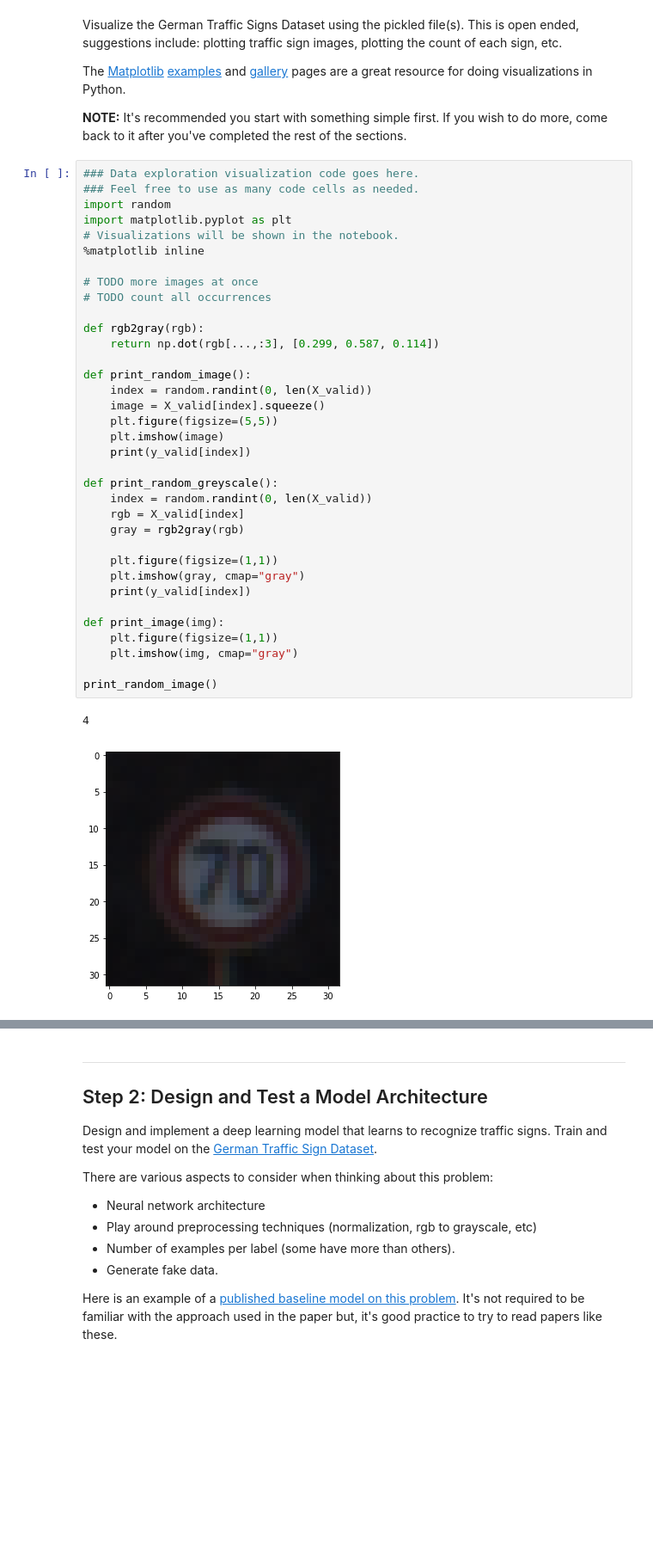
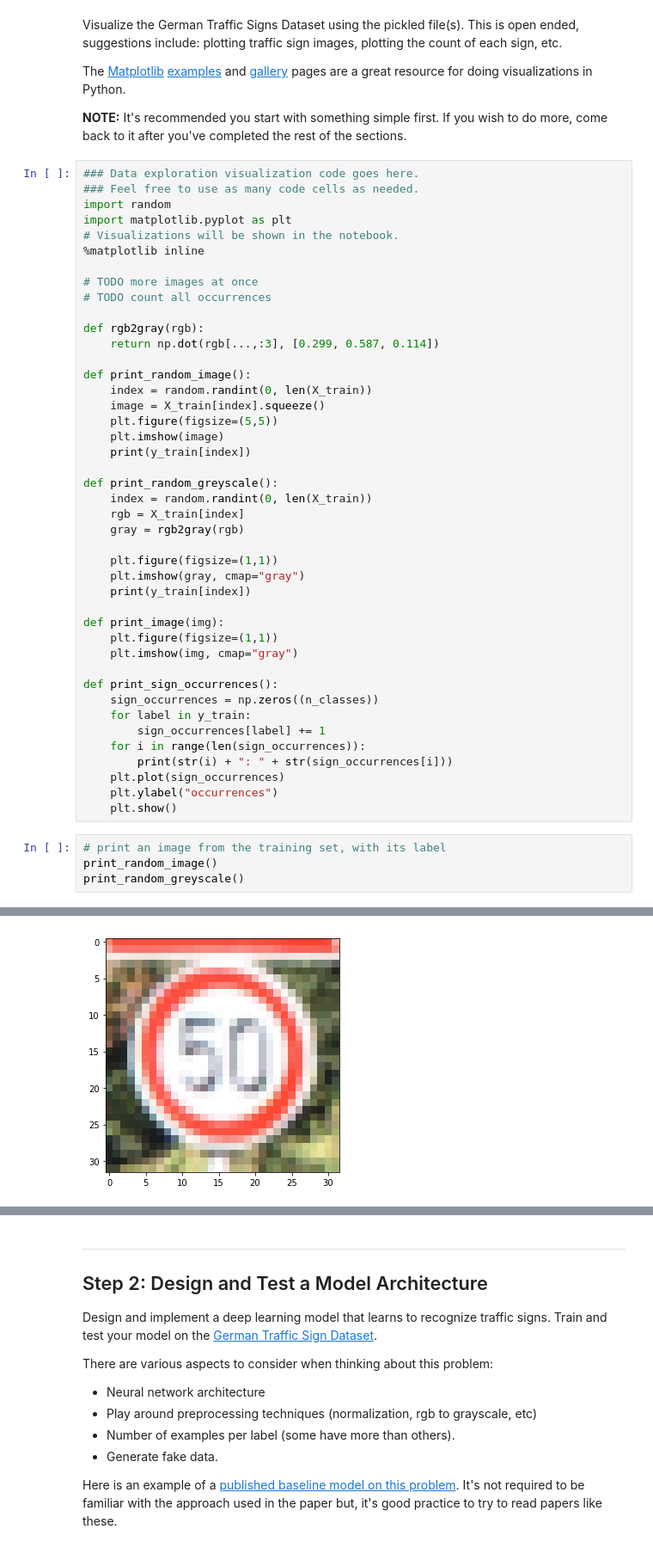
Before and after one commit to mwolfram/CarND-Traffic-Sign-Classifier-Project-mwolfram, a Jupyter notebook: Traffic_Sign_Classifier.ipynb, the cells around one changed output, grey strips where cells are left out. Shown at 86% size. Cells and saved outputs as stored; diff of their text form; blank space fills up the shorter version.

```diff
--- a/Traffic_Sign_Classifier.ipynb
+++ b/Traffic_Sign_Classifier.ipynb
@@ -102,26 +102,36 @@ def rgb2gray(rgb):
     return np.dot(rgb[...,:3], [0.299, 0.587, 0.114])
 
 def print_random_image():
-    index = random.randint(0, len(X_valid))
-    image = X_valid[index].squeeze()
+    index = random.randint(0, len(X_train))
+    image = X_train[index].squeeze()
     plt.figure(figsize=(5,5))
     plt.imshow(image)
-    print(y_valid[index])
+    print(y_train[index])
 
 def print_random_greyscale():
-    index = random.randint(0, len(X_valid))
-    rgb = X_valid[index]
+    index = random.randint(0, len(X_train))
+    rgb = X_train[index]
     gray = rgb2gray(rgb)
 
     plt.figure(figsize=(1,1))
     plt.imshow(gray, cmap="gray")
-    print(y_valid[index])
+    print(y_train[index])
 
 def print_image(img):
     plt.figure(figsize=(1,1))
     plt.imshow(img, cmap="gray")
 
-print_random_image()
+def print_sign_occurrences():
+    sign_occurrences = np.zeros((n_classes))
+    for label in y_train:
+        sign_occurrences[label] += 1
+    for i in range(len(sign_occurrences)):
+        print(str(i) + ": " + str(sign_occurrences[i]))
+    plt.plot(sign_occurrences)
+    plt.ylabel("occurrences")
+    plt.show()
-# %% [output]
-4
-[figure, removed]
+# %%
+# print an image from the training set, with its label
+print_random_image()
+print_random_greyscale()
+# %% [output]
@@ -127,0 +140 @@ print_random_image()
+[figure, added]
```
Also changed, not shown: parts of 8 cells of this notebook, 8 other files.
